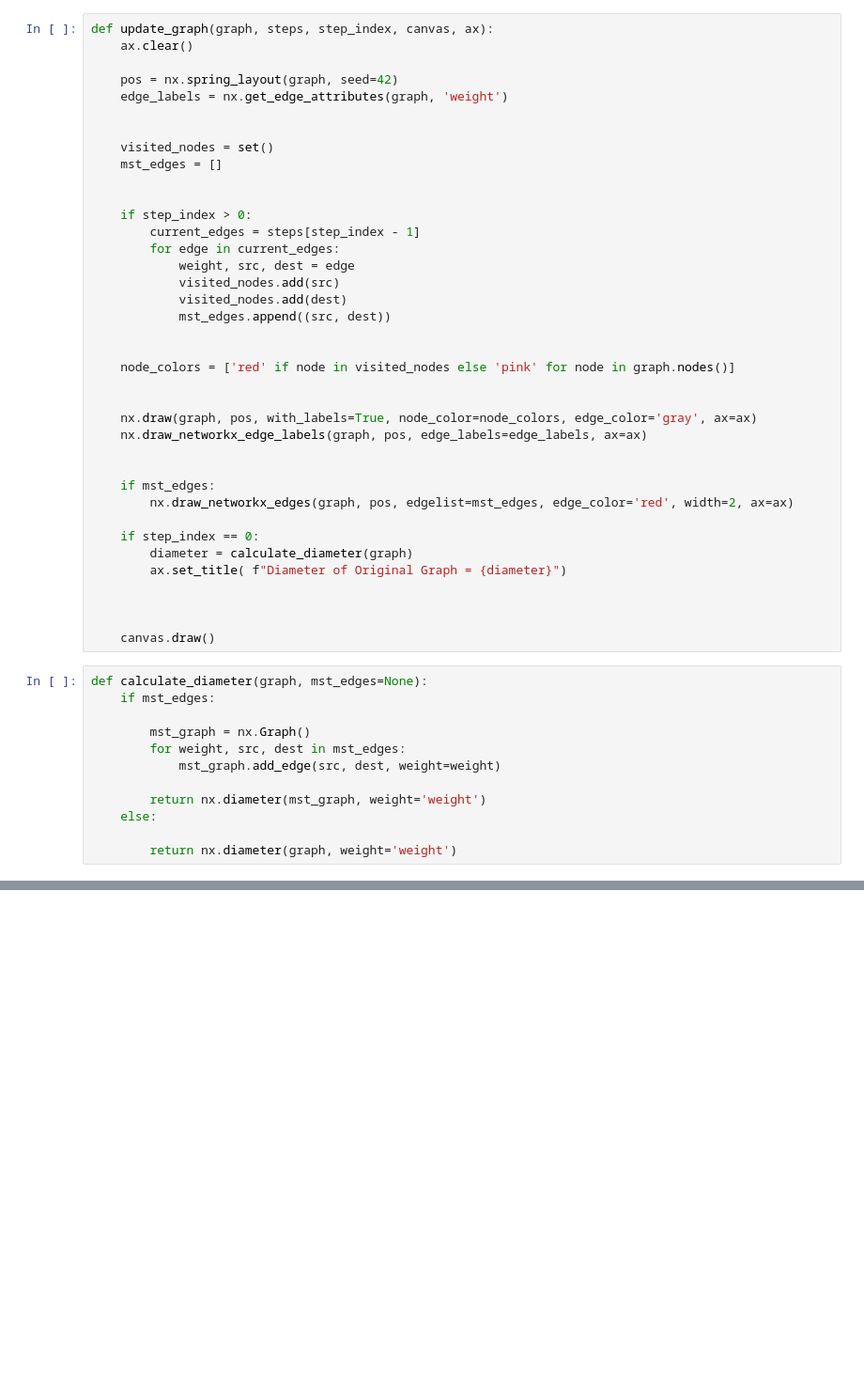
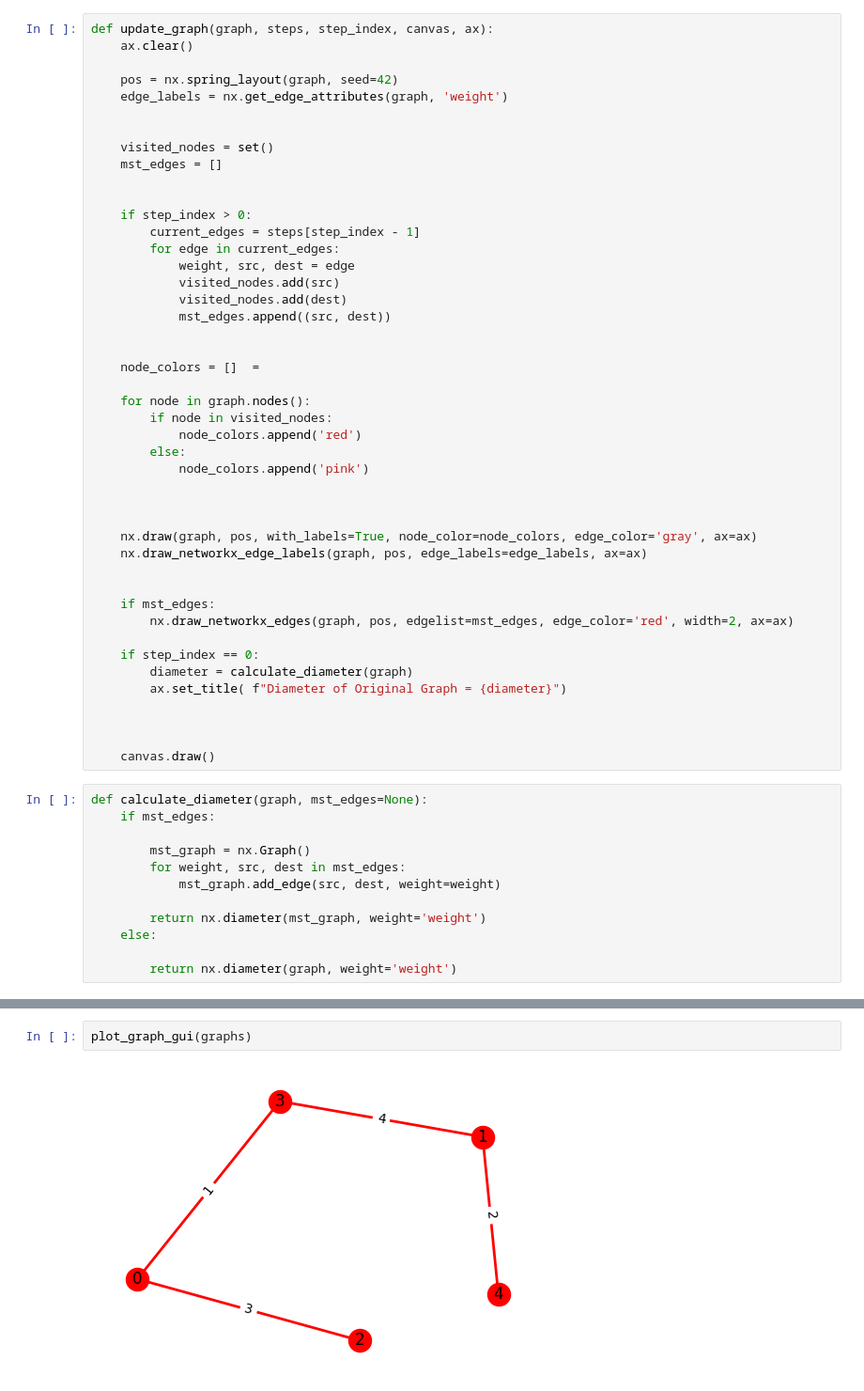
Before and after one commit to bgosal/COMP359_Assignment3, a Jupyter notebook: mst_visualization.ipynb, the cells around one changed output, grey strips where cells are left out. Shown: that part at 94% size. Cells and saved outputs as stored; diff of their text form; blank space fills up the shorter version.

```diff
--- a/mst_visualization.ipynb
+++ b/mst_visualization.ipynb
@@ -155,7 +166,14 @@ def update_graph(graph, steps, step_index, canvas, ax):
             mst_edges.append((src, dest))
 
 
-    node_colors = ['red' if node in visited_nodes else 'pink' for node in graph.nodes()]
+    node_colors = []  =
+
+    for node in graph.nodes():
+        if node in visited_nodes:
+            node_colors.append('red')
+        else:
+            node_colors.append('pink')
+
 
 
     nx.draw(graph, pos, with_labels=True, node_color=node_colors, edge_color='gray', ax=ax)
@@ -299,0 +398,4 @@ Diameter of mst # 3 : 4
+# %%
+plot_graph_gui(graphs)
+# %% [output]
+[figure, added]
```
Also changed, not shown: parts of 6 cells of this notebook.
